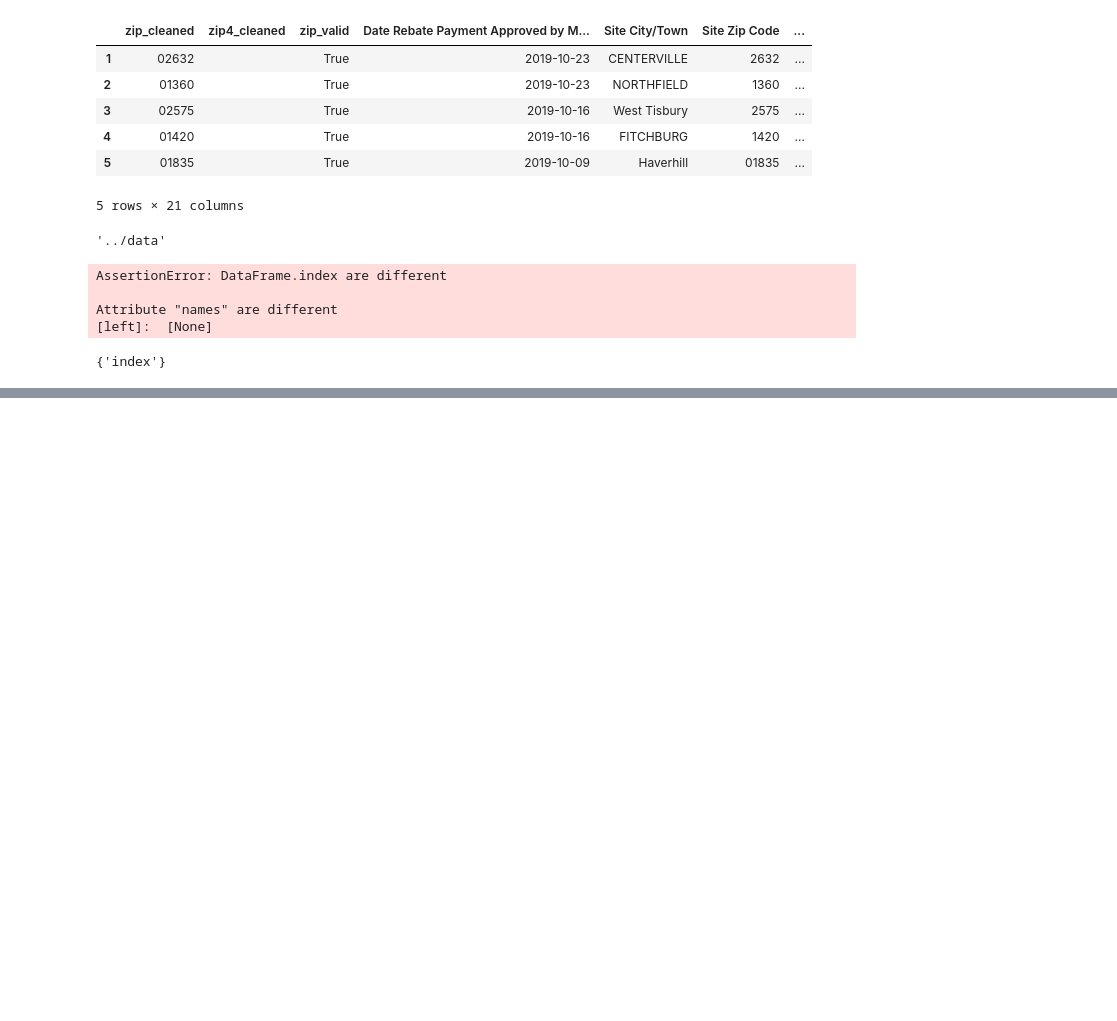
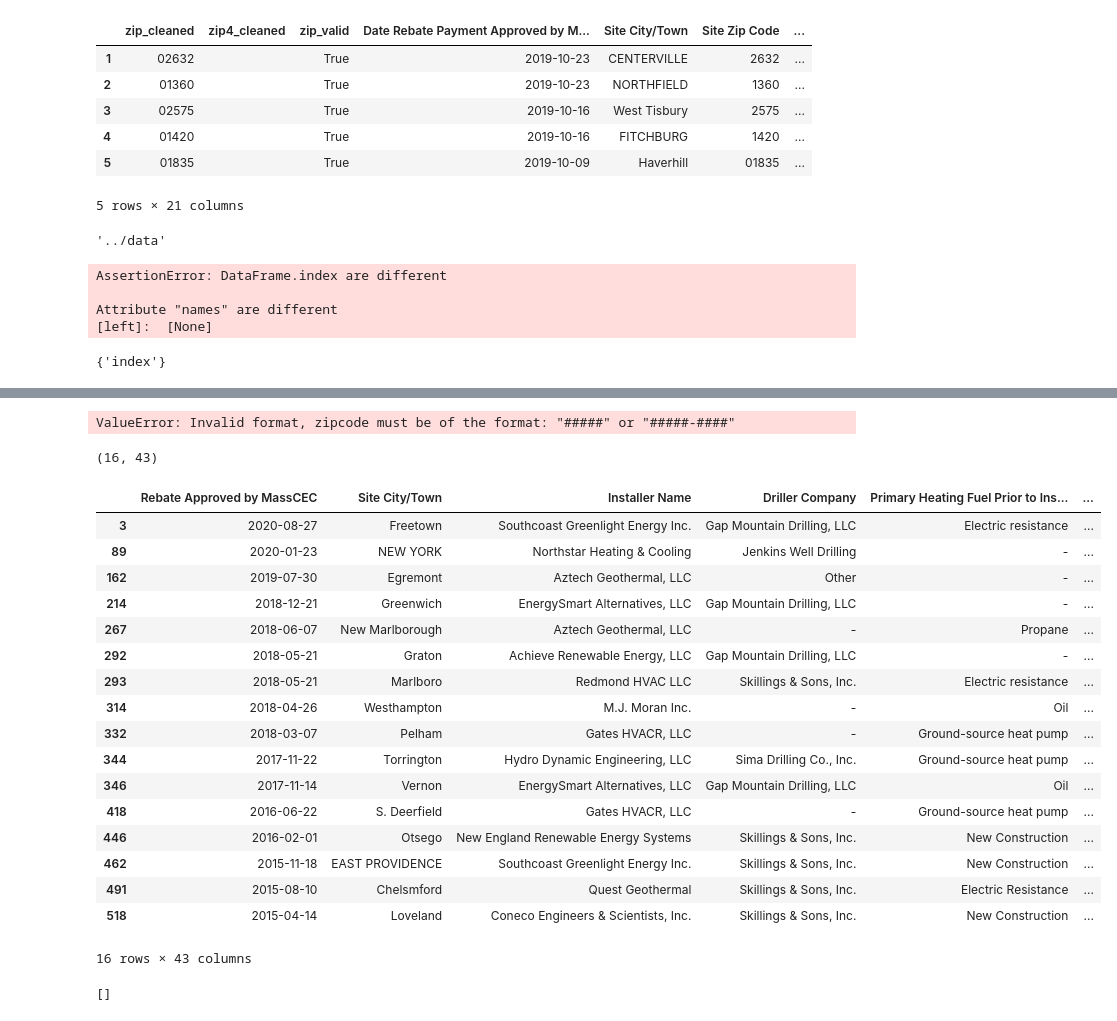
Before and after one commit to massenergize/rad_pipeline, a Jupyter notebook: notebooks/pipeline dev exploration.ipynb, the cells around one changed output, grey strips where cells are left out. Saved outputs shown, nothing was run; the diff lists cells and outputs as text; code cells hidden in the pictures; blank space fills up the shorter version.

Commit message:
Adding cleaning logic for GSHP data that lacks a zip field

```diff
--- a/notebooks/pipeline dev exploration.ipynb
+++ b/notebooks/pipeline dev exploration.ipynb
@@ -438,0 +564,2 @@ set(ashp_from_disk.columns).difference(ashp_cleaned.columns)
+# %%
+gshp = rp.load_gshp()
@@ -438,0 +625,62 @@ set(ashp_from_disk.columns).difference(ashp_cleaned.columns)
+# %%
+zipcodes.similar_to('Marlboro')
+# %% [output]
+ValueError: Invalid format, zipcode must be of the format: "#####" or "#####-####"
+# %%
+import string
+
+def valid_town_row(row: dict, town_field: str) -> pd.Series:
+    standardized_town = string.capwords(row[town_field].strip())
+    zip_list = zipcodes.filter_by(city=standardized_town, state='MA')
+    town_valid = (len(zip_list)>0)
+    output = {
+            "town": standardized_town,
+            "zip_exists": False,
+            "zip_cleaned": "",
+            "zip4_cleaned": "",
+            "zip_valid": False,
+            "town_valid": town_valid
+        }
+    return pd.Series(output)
+# %%
+def validate_town(df: pd.DataFrame, town_field: str) -> pd.DataFrame:
+    """
+    Use zipcodes library to verify town name is valid and append cleaned fields
+
+    Return: pandas.DataFrame
+    - Pandas series of town name from zipcodes library: str
+    - Pandas series indicating zipcode exists: boolean
+    - Pandas series indicating raw data town is valid given zipcode: boolean
+    """
+    return df.merge(df.apply(lambda row: valid_town_row(row, town_field), axis=1), left_index=True, right_index=True)
+# %%
+res = validate_town(gshp, rp.FIELDS["Ground-source Heat Pumps"]["town"])
+# %%
+res[~res.town_valid].shape
+# %% [output]
+(16, 43)
+# %%
+res[~res.town_valid]
+# %% [output]
+|  | Rebate Approved by MassCEC | Site City/Town | Installer Name | Driller Company | Primary Heating Fuel Prior to Ins... | ... |
+| 3 | 2020-08-27 | Freetown | Southcoast Greenlight Energy Inc. | Gap Mountain Drilling, LLC | Electric resistance | ... |
+| 89 | 2020-01-23 | NEW YORK | Northstar Heating & Cooling | Jenkins Well Drilling | - | ... |
+| 162 | 2019-07-30 | Egremont | Aztech Geothermal, LLC | Other | - | ... |
+| 214 | 2018-12-21 | Greenwich | EnergySmart Alternatives, LLC | Gap Mountain Drilling, LLC | - | ... |
+| 267 | 2018-06-07 | New Marlborough | Aztech Geothermal, LLC | - | Propane | ... |
+| 292 | 2018-05-21 | Graton | Achieve Renewable Energy, LLC | Gap Mountain Drilling, LLC | - | ... |
+| 293 | 2018-05-21 | Marlboro | Redmond HVAC LLC | Skillings & Sons, Inc. | Electric resistance | ... |
+| 314 | 2018-04-26 | Westhampton | M.J. Moran Inc. | - | Oil | ... |
+| 332 | 2018-03-07 | Pelham | Gates HVACR, LLC | - | Ground-source heat pump | ... |
+| 344 | 2017-11-22 | Torrington | Hydro Dynamic Engineering, LLC | Sima Drilling Co., Inc. | Ground-source heat pump | ... |
+| 346 | 2017-11-14 | Vernon | EnergySmart Alternatives, LLC | Gap Mountain Drilling, LLC | Oil | ... |
+| 418 | 2016-06-22 | S. Deerfield | Gates HVACR, LLC | - | Ground-source heat pump | ... |
+| 446 | 2016-02-01 | Otsego | New England Renewable Energy Systems | Skillings & Sons, Inc. | New Construction | ... |
+| 462 | 2015-11-18 | EAST PROVIDENCE | Southcoast Greenlight Energy Inc. | Skillings & Sons, Inc. | New Construction | ... |
+| 491 | 2015-08-10 | Chelsmford | Quest Geothermal | Skillings & Sons, Inc. | Electric Resistance | ... |
+| 518 | 2015-04-14 | Loveland | Coneco Engineers & Scientists, Inc. | Skillings & Sons, Inc. | New Construction | ... |
+16 rows × 43 columns
+# %%
+zipcodes.filter_by(city="attleboro", statep="MA")
+# %% [output]
+[]
```
Also changed, not shown: parts of 40 cells of this notebook, 4 other files.
